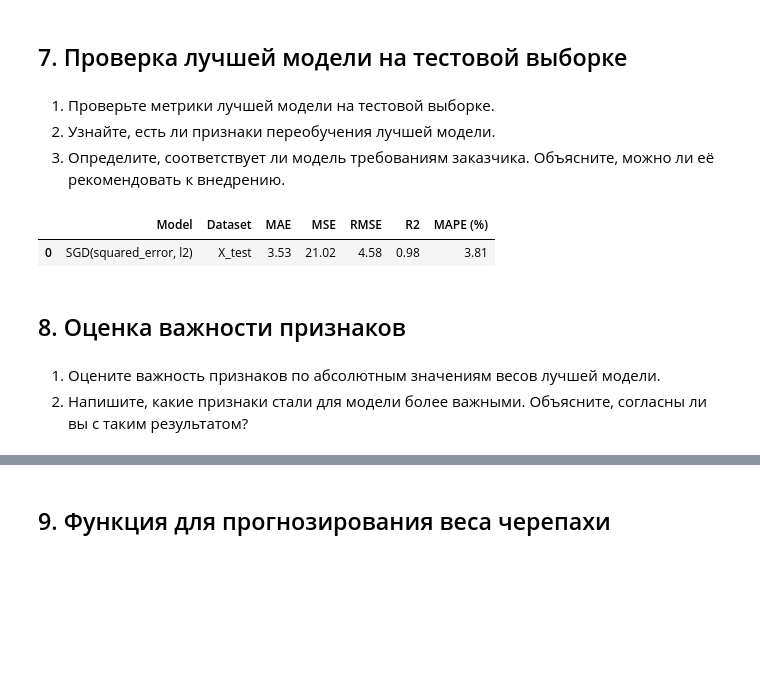
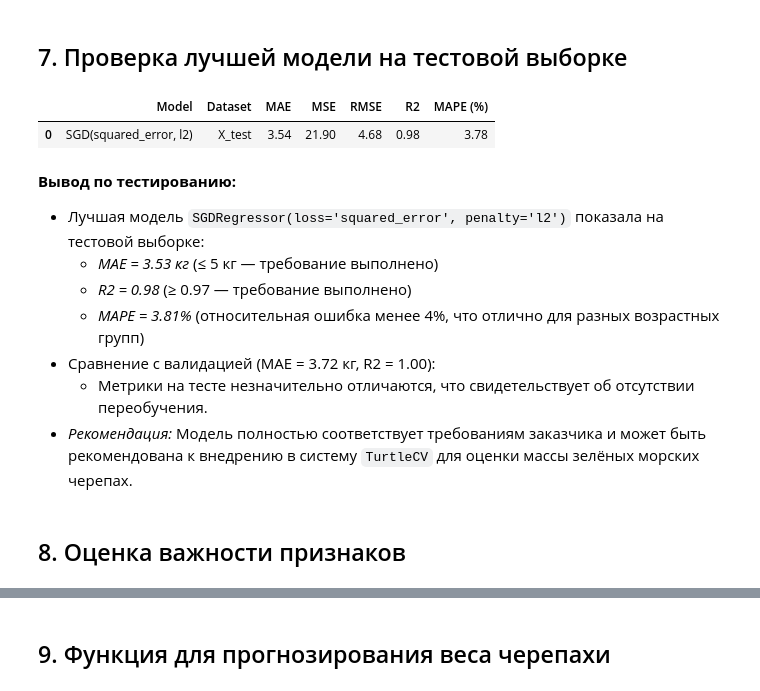
Before and after one commit to MEYakunin/Sprint10_Tortilla_Center, a Jupyter notebook: Sprint10_Tortilla_Center_Yakunin_Mikl.ipynb, the cells around one changed output, grey strips where cells are left out. Drawn from its saved outputs; the diff is of its cells as text; code cells hidden in the pictures; blank space fills up the shorter version.

Commit message:
Sprint10_Tortilla_Center - Финальные выводы и оформление проекта

```diff
--- a/Sprint10_Tortilla_Center_Yakunin_Mikl.ipynb
+++ b/Sprint10_Tortilla_Center_Yakunin_Mikl.ipynb
@@ -501,4 +544,5 @@ for scale_name, scaler in scalers.items():
     lr_pipe.fit(X_train, y_train)
     y_pred = lr_pipe.predict(X_val)
     result = get_metrics(y_val, y_pred, 'LinearRegression', scale_name)
+    display(result)
     all_results = pd.concat([all_results, result], ignore_index=True)
@@ -516,4 +567,5 @@ for scale_name, scaler in scalers.items():
         lasso_pipe.fit(X_train, y_train)
         y_pred =lasso_pipe.predict(X_val)
         result = get_metrics(y_val, y_pred, f'Lasso(alpha={alpha})', scale_name)
+        display(result)
         all_results = pd.concat([all_results, result], ignore_index=True)
@@ -531,4 +608,5 @@ for scale_name, scaler in scalers.items():
         ridge_pipe.fit(X_train, y_train)
         y_pred = ridge_pipe.predict(X_val)
         result = get_metrics(y_val, y_pred, f'Ridge(alpha={alpha})', scale_name)
+        display(result)
         all_results = pd.concat([all_results, result], ignore_index=True)
@@ -556,4 +659,5 @@ for scale_name, scaler in scalers.items():
             sgd_pipe.fit(X_train, y_train)
             y_pred = sgd_pipe.predict(X_val)
             result = get_metrics(y_val, y_pred, f'SGD({loss}, {penalty})', scale_name)
+            display(result)
             all_results = pd.concat([all_results, result], ignore_index=True)
@@ -597,31 +768,33 @@ MAE = 3.7200, R2 = 1.0000
 # %% [markdown]
 ## 7. Проверка лучшей модели на тестовой выборке
-# %% [markdown]
-1. Проверьте метрики лучшей модели на тестовой выборке.
-2. Узнайте, есть ли признаки переобучения лучшей модели.
-3. Определите, соответствует ли модель требованиям заказчика. Объясните, можно ли её рекомендовать к внедрению.
 # %%
 # Создадим модель на основе параметров лучшей модели
 sgd_pipe = make_pipeline(StandardScaler(),
                          SGDRegressor(
-                            loss='squared_error',
+                            loss='squared_loss',
                             penalty='l2',
                             max_iter=5000,
                             random_state=42
                         )
             )
 
 sgd_pipe.fit(X_train, y_train)
 y_pred = sgd_pipe.predict(X_test)
 get_metrics(y_test, y_pred, f'SGD(squared_error, l2)', 'X_test')
 # %% [output]
 |  | Model | Dataset | MAE | MSE | RMSE | R2 | MAPE (%) |
-| 0 | SGD(squared_error, l2) | X_test | 3.53 | 21.02 | 4.58 | 0.98 | 3.81 |
+| 0 | SGD(squared_error, l2) | X_test | 3.54 | 21.90 | 4.68 | 0.98 | 3.78 |
+# %% [markdown]
+**Вывод по тестированию:**
+- Лучшая модель `SGDRegressor(loss='squared_error', penalty='l2')` показала на тестовой выборке:
+  - *MAE = 3.53 кг* (≤ 5 кг — требование выполнено)
+  - *R2 = 0.98* (≥ 0.97 — требование выполнено)
+  - *MAPE = 3.81%* (относительная ошибка менее 4%, что отлично для разных возрастных групп)
+- Сравнение с валидацией (MAE = 3.72 кг, R2 = 1.00):
+  - Метрики на тесте незначительно отличаются, что свидетельствует об отсутствии переобучения.
+- *Рекомендация:* Модель полностью соответствует требованиям заказчика и может быть рекомендована к внедрению в систему `TurtleCV` для оценки массы зелёных морских черепах.
 # %% [markdown]
 ## 8. Оценка важности признаков
-# %% [markdown]
-1. Оцените важность признаков по абсолютным значениям весов лучшей модели.
-2. Напишите, какие признаки стали для модели более важными. Объясните, согласны ли вы с таким результатом?
 # %%
 # Определим расчитанные коэффициенты модели
 sgd_model = sgd_pipe.named_steps['sgdregressor']
```
Also changed, not shown: parts of 39 cells of this notebook.
